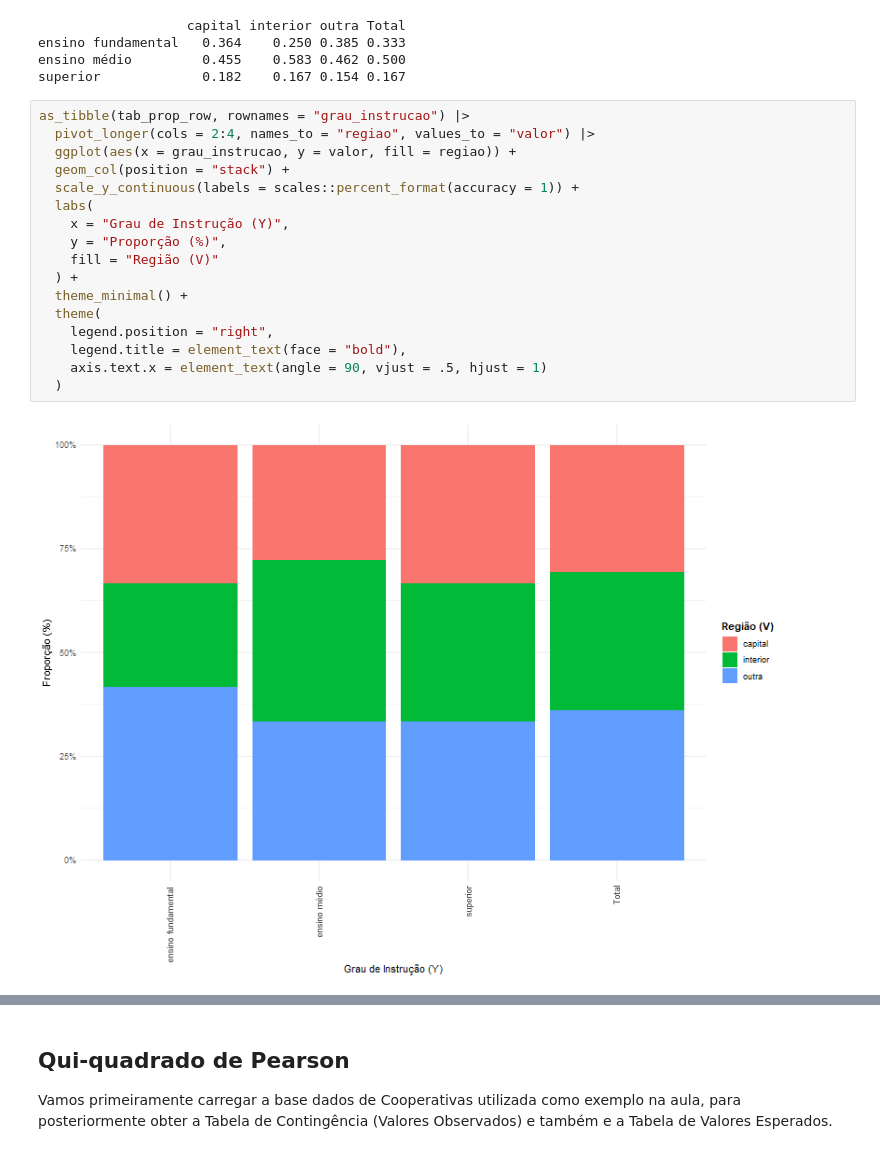
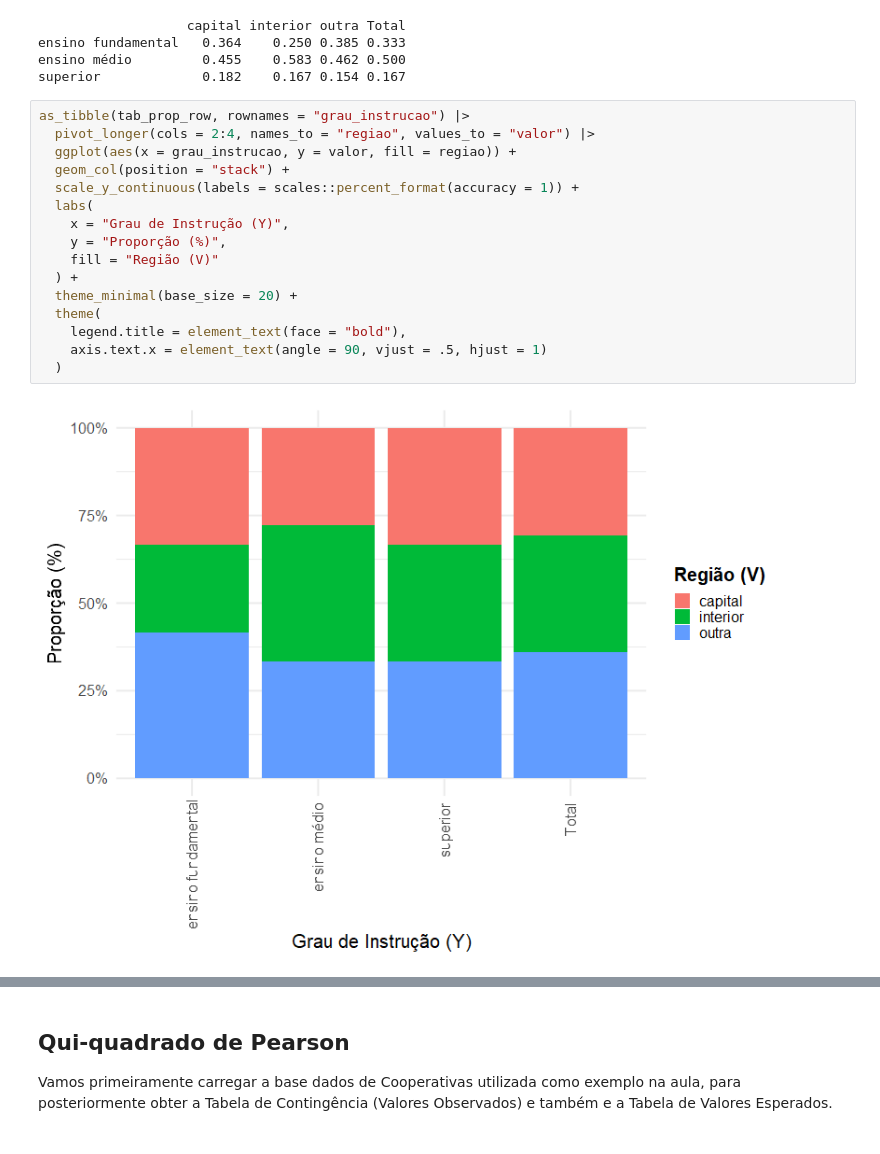
Before and after one commit to drewmelo/tasks-favero, a Jupyter notebook: capitulo3/analise_bivariada_R.ipynb, the cells around one changed output, grey strips where cells are left out. Drawn from its saved outputs; the diff is of its cells as text.

```diff
--- a/capitulo3/analise_bivariada_R.ipynb
+++ b/capitulo3/analise_bivariada_R.ipynb
@@ -167,22 +167,21 @@ superior             0.182    0.167 0.154 0.167
 # %%
 as_tibble(tab_prop_row, rownames = "grau_instrucao") |>
   pivot_longer(cols = 2:4, names_to = "regiao", values_to = "valor") |>
   ggplot(aes(x = grau_instrucao, y = valor, fill = regiao)) +
   geom_col(position = "stack") +
   scale_y_continuous(labels = scales::percent_format(accuracy = 1)) +
   labs(
     x = "Grau de Instrução (Y)",
     y = "Proporção (%)",
     fill = "Região (V)"
   ) +
-  theme_minimal() +
+  theme_minimal(base_size = 20) +
   theme(
-    legend.position = "right",
     legend.title = element_text(face = "bold"),
     axis.text.x = element_text(angle = 90, vjust = .5, hjust = 1)
   )
 # %% [output]
-[figure, old version]
+[figure, new version]
 # %%
 # transpor para que V fique no eixo x
 as_tibble(tab_prop_col, rownames = "grau_instrucao") |>
```
Also changed, not shown: parts of 3 cells of this notebook.
